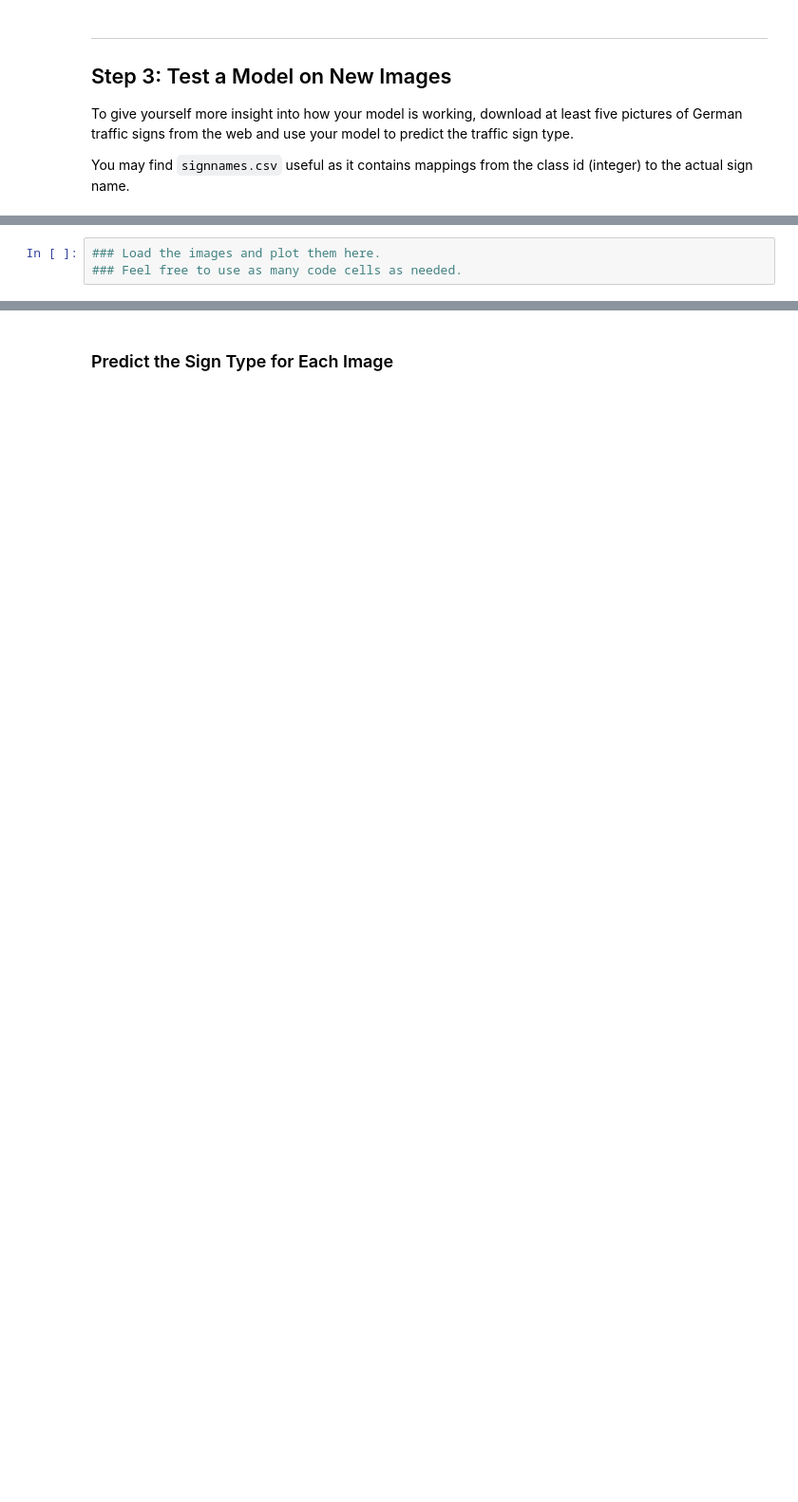
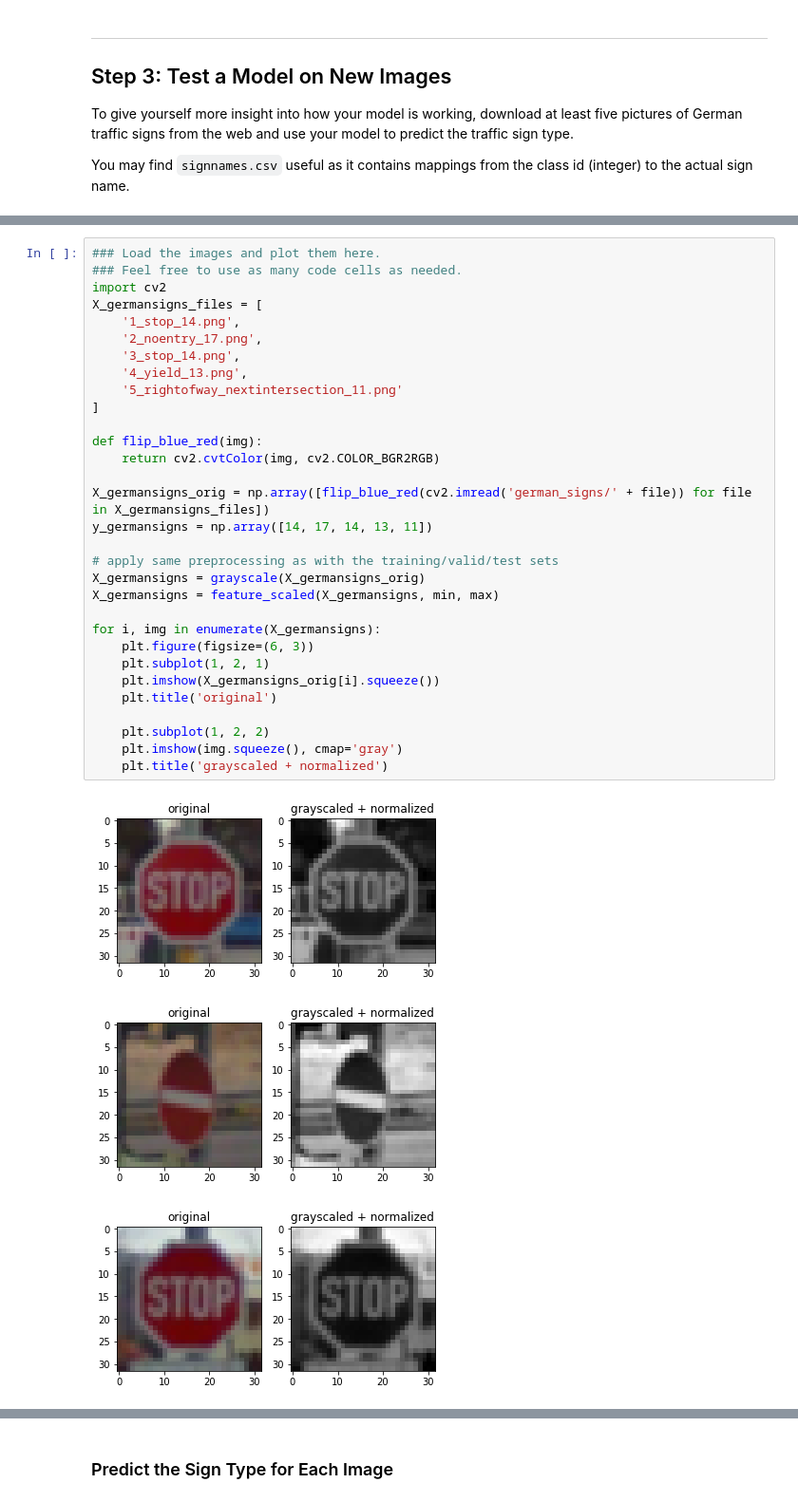
Before and after one commit to mreichelt/CarND-Traffic-Sign-Classifier-Project, a Jupyter notebook: Traffic_Sign_Classifier.ipynb, the cells around one changed output, grey strips where cells are left out. Shown at 95% size. Drawn from its saved outputs; the diff is of its cells as text; blank space fills up the shorter version.

```diff
--- a/Traffic_Sign_Classifier.ipynb
+++ b/Traffic_Sign_Classifier.ipynb
@@ -325,3 +339,35 @@ You may find `signnames.csv` useful as it contains mappings from the class id (i
-# %%
-### Load the images and plot them here.
-### Feel free to use as many code cells as needed.
+# %%
+### Load the images and plot them here.
+### Feel free to use as many code cells as needed.
+import cv2
+X_germansigns_files = [
+    '1_stop_14.png',
+    '2_noentry_17.png',
+    '3_stop_14.png',
+    '4_yield_13.png',
+    '5_rightofway_nextintersection_11.png'
+]
+
+def flip_blue_red(img):
+    return cv2.cvtColor(img, cv2.COLOR_BGR2RGB)
+
+X_germansigns_orig = np.array([flip_blue_red(cv2.imread('german_signs/' + file)) for file in X_germansigns_files])
+y_germansigns = np.array([14, 17, 14, 13, 11])
+
+# apply same preprocessing as with the training/valid/test sets
+X_germansigns = grayscale(X_germansigns_orig)
+X_germansigns = feature_scaled(X_germansigns, min, max)
+
+for i, img in enumerate(X_germansigns):
+    plt.figure(figsize=(6, 3))
+    plt.subplot(1, 2, 1)
+    plt.imshow(X_germansigns_orig[i].squeeze())
+    plt.title('original')
+
+    plt.subplot(1, 2, 2)
+    plt.imshow(img.squeeze(), cmap='gray')
+    plt.title('grayscaled + normalized')
+# %% [output]
+[figure, added]
+[figure, added]
+[figure, added]
```
Also changed, not shown: parts of 11 cells of this notebook, 8 other files.
